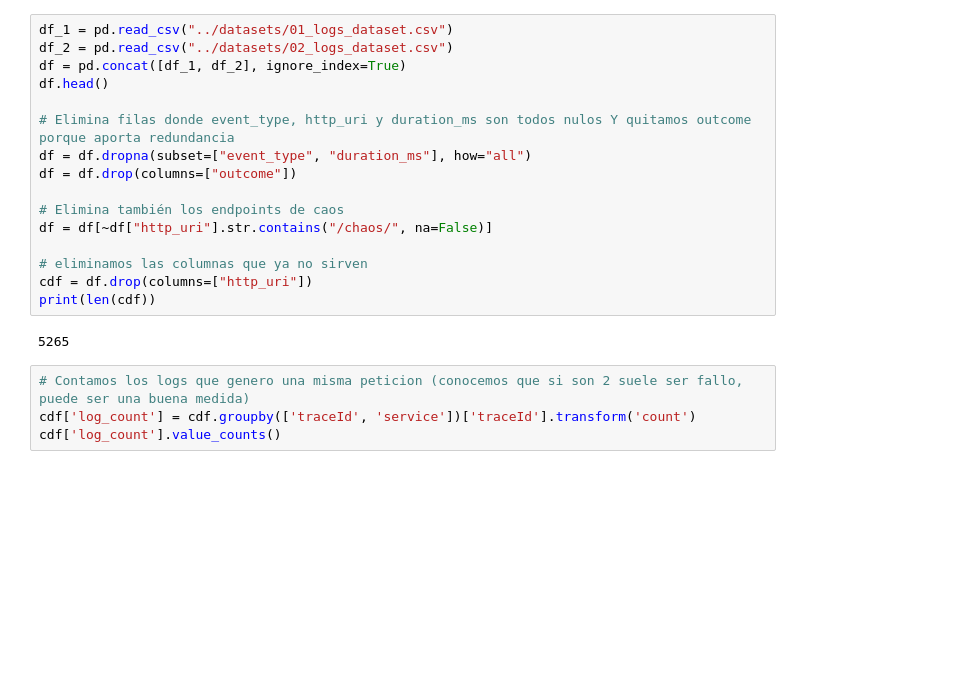
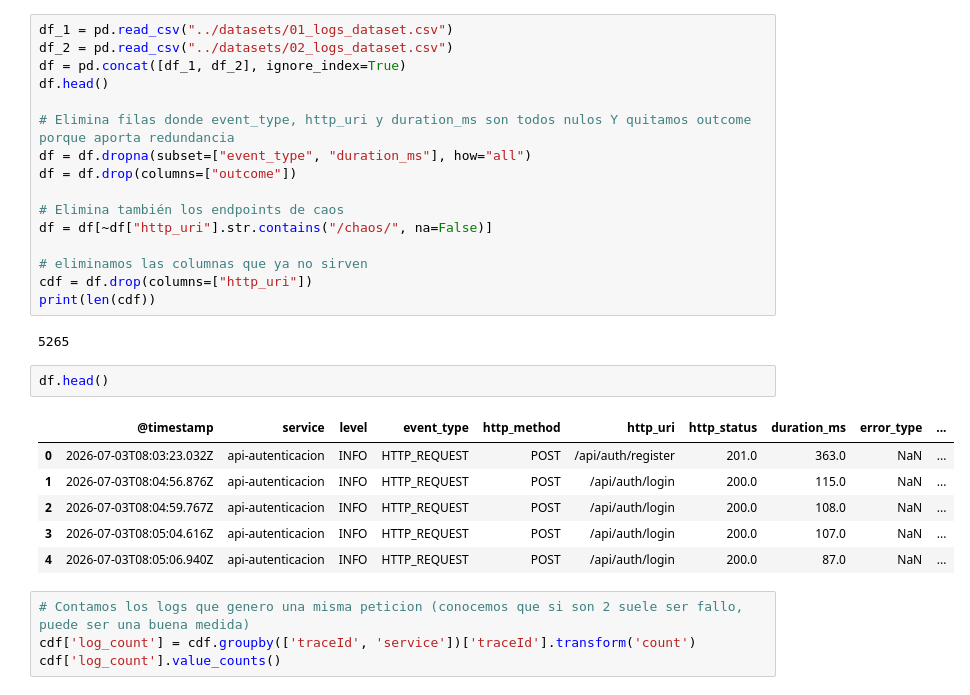
Before and after one commit to Faprin/Analizador-de-Causa-Ra-z-RCA-para-Sistemas-Distribuidos, a Jupyter notebook: ml-predictions/notebooks/02_Isolation_TF-IDF_First-Step.ipynb, the cells around one changed output. Drawn from its saved outputs; the diff is of its cells as text; blank space fills up the shorter version.

```diff
--- a/ml-predictions/notebooks/02_Isolation_TF-IDF_First-Step.ipynb
+++ b/ml-predictions/notebooks/02_Isolation_TF-IDF_First-Step.ipynb
@@ -56,6 +56,15 @@ cdf = df.drop(columns=["http_uri"])
 print(len(cdf))
 # %% [output]
 5265
+# %%
+df.head()
+# %% [output]
+|  | @timestamp | service | level | event_type | http_method | http_uri | http_status | duration_ms | error_type | ... |
+| 0 | 2026-07-03T08:03:23.032Z | api-autenticacion | INFO | HTTP_REQUEST | POST | /api/auth/register | 201.0 | 363.0 | NaN | ... |
+| 1 | 2026-07-03T08:04:56.876Z | api-autenticacion | INFO | HTTP_REQUEST | POST | /api/auth/login | 200.0 | 115.0 | NaN | ... |
+| 2 | 2026-07-03T08:04:59.767Z | api-autenticacion | INFO | HTTP_REQUEST | POST | /api/auth/login | 200.0 | 108.0 | NaN | ... |
+| 3 | 2026-07-03T08:05:04.616Z | api-autenticacion | INFO | HTTP_REQUEST | POST | /api/auth/login | 200.0 | 107.0 | NaN | ... |
+| 4 | 2026-07-03T08:05:06.940Z | api-autenticacion | INFO | HTTP_REQUEST | POST | /api/auth/login | 200.0 | 87.0 | NaN | ... |
 # %%
 # Contamos los logs que genero una misma peticion (conocemos que si son 2 suele ser fallo, puede ser una buena medida)
 cdf['log_count'] = cdf.groupby(['traceId', 'service'])['traceId'].transform('count')
```
Also changed, not shown: 6 other files.
